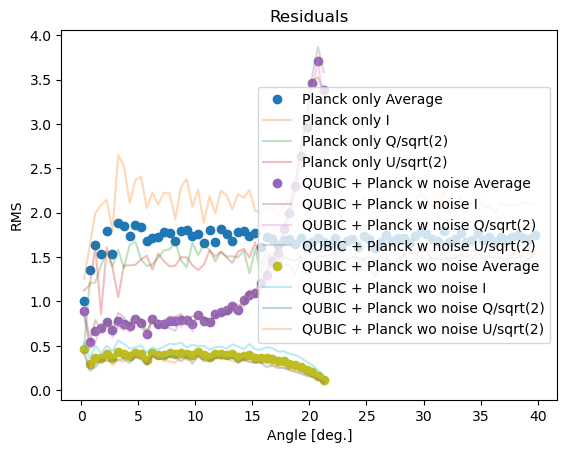
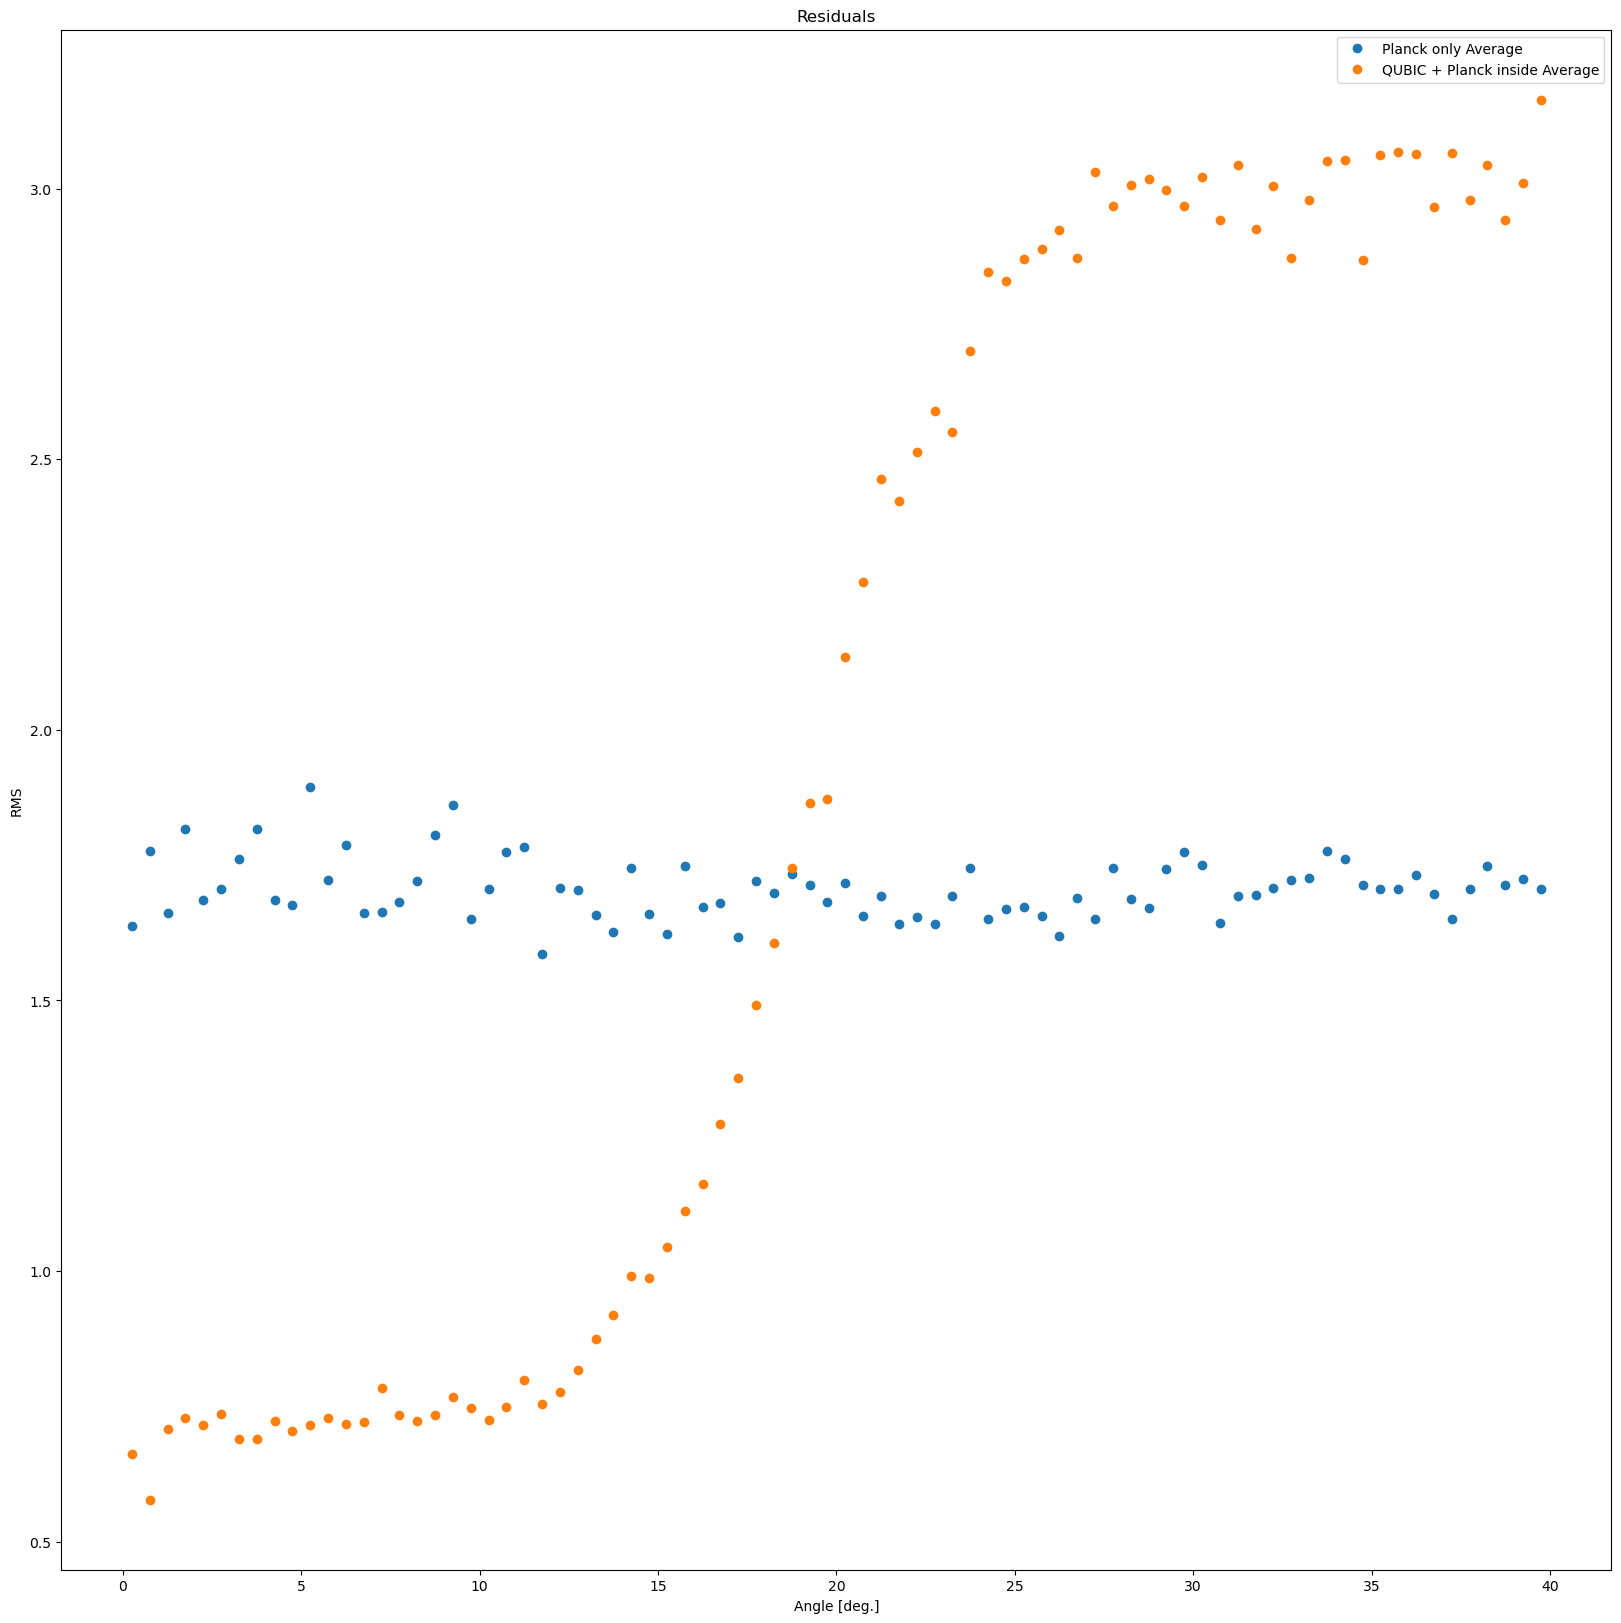
Unified diff of the notebook cell whose output changed from the first chart to the second:
--- before
+++ after
@@ -1,5 +1,7 @@
-get_angular_profile(planck_noise[inu], doplot=True, allstokes=True, nbins=80, thmax=40, label="Planck only")
-get_angular_profile(residuals_new[0], doplot=True, allstokes=True, nbins=80, thmax=40, label=label_new)
-get_angular_profile(residuals_old[0], doplot=True, allstokes=True, nbins=80, thmax=40, label=label_old)
+plt.figure(figsize=(20, 20))
+get_angular_profile(planck_noise[inu], doplot=True, allstokes=False, nbins=80, thmax=40, label="Planck only")
+get_angular_profile(residuals_new[0], doplot=True, allstokes=False, nbins=80, thmax=40, label=label_new)
+# get_angular_profile(residuals_old[0], doplot=True, allstokes=False, nbins=80, thmax=40, label=label_old)
 plt.title("Residuals")
+plt.legend(loc="best")
 plt.show()

Commit: Test Planck